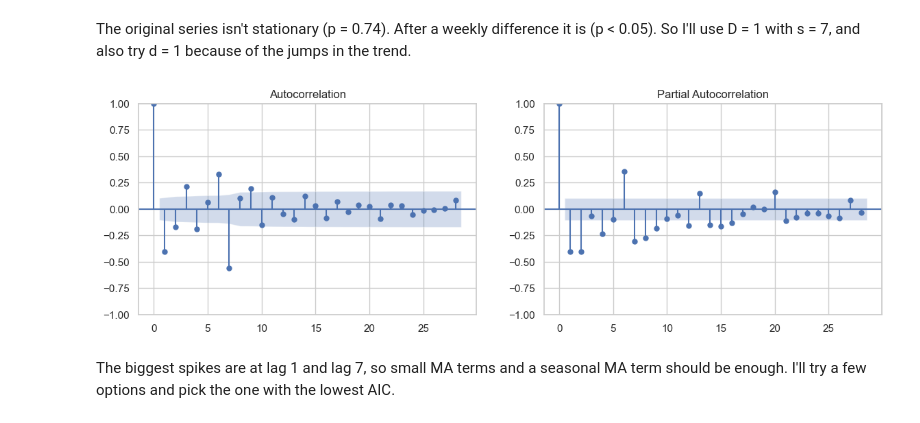
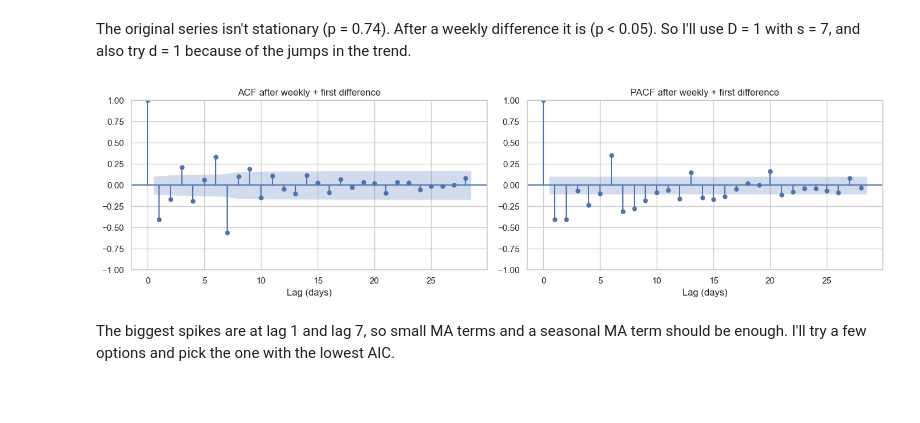
Before and after one commit to gowdilyan/cloud_cost_optimization, a Jupyter notebook: cloud_cost_eda.ipynb, the cells around one changed output. Drawn from its saved outputs; the diff is of its cells as text; code cells hidden in the pictures; blank space fills up the shorter version.

Commit message:
bug fixes - including comments, improved charts and scaling

```diff
--- a/cloud_cost_eda.ipynb
+++ b/cloud_cost_eda.ipynb
@@ -221,10 +216,11 @@ cat_cols = ['environment', 'cloud_provider', 'service', 'business_unit', 'region
 
 fig, axes = plt.subplots(2, 3, figsize=(16, 9))
 for ax, col in zip(axes.flatten(), cat_cols):
+    # share of total cost for each category
     share = df.groupby(col)['amortized_cost'].sum() / df['amortized_cost'].sum() * 100
     share = share.sort_values()
     ax.barh(share.index, share.values, color='steelblue')
-    ax.set_title(f'% of spend by {col}')
+    ax.set_title(f'% of spend by {col.replace("_", " ")}')
     ax.set_xlabel('% of total cost')
 
 plt.tight_layout()
@@ -384,0 +378,19 @@ plt.show()
+# %%
+decomp = MSTL(daily['cost'], periods=(7, 30)).fit()
+
+fig, axes = plt.subplots(5, 1, figsize=(14, 12), sharex=True)
+axes[0].plot(daily['cost'])
+axes[0].set_title('Observed daily cost')
+axes[1].plot(decomp.trend)
+axes[1].set_title('Trend')
+axes[2].plot(decomp.seasonal['seasonal_7'])
+axes[2].set_title('Weekly season (7 days)')
+axes[3].plot(decomp.seasonal['seasonal_30'])
+axes[3].set_title('Monthly season (30 days)')
+axes[3].set_ylim(axes[2].get_ylim())    # same scale as weekly so they can be compared
+axes[4].plot(decomp.resid)
+axes[4].set_title('Residual')
+for ax in axes:
+    ax.set_ylabel('USD')
+plt.tight_layout()
+plt.show()
@@ -403,12 +418,15 @@ The original series isn't stationary (p = 0.74). After a weekly difference it is
 # %%
 diffed = daily['cost'].diff(7).diff().dropna()
 
 fig, axes = plt.subplots(1, 2, figsize=(14, 4))
-plot_acf(diffed, lags=28, ax=axes[0])
-plot_pacf(diffed, lags=28, ax=axes[1])
+plot_acf(diffed, lags=28, ax=axes[0], title='ACF after weekly + first difference')
+plot_pacf(diffed, lags=28, ax=axes[1], title='PACF after weekly + first difference')
+for ax in axes:
+    ax.set_xlabel('Lag (days)')
+plt.tight_layout()
 plt.show()
 # %% [output]
-[figure, old version]
+[figure, new version]
 # %% [markdown]
 The biggest spikes are at lag 1 and lag 7, so small MA terms and a seasonal MA term should be enough. I'll try a few options and pick the one with the lowest AIC.
 # %% [markdown]
```
Also changed, not shown: parts of 22 cells of this notebook, 1 other file.
